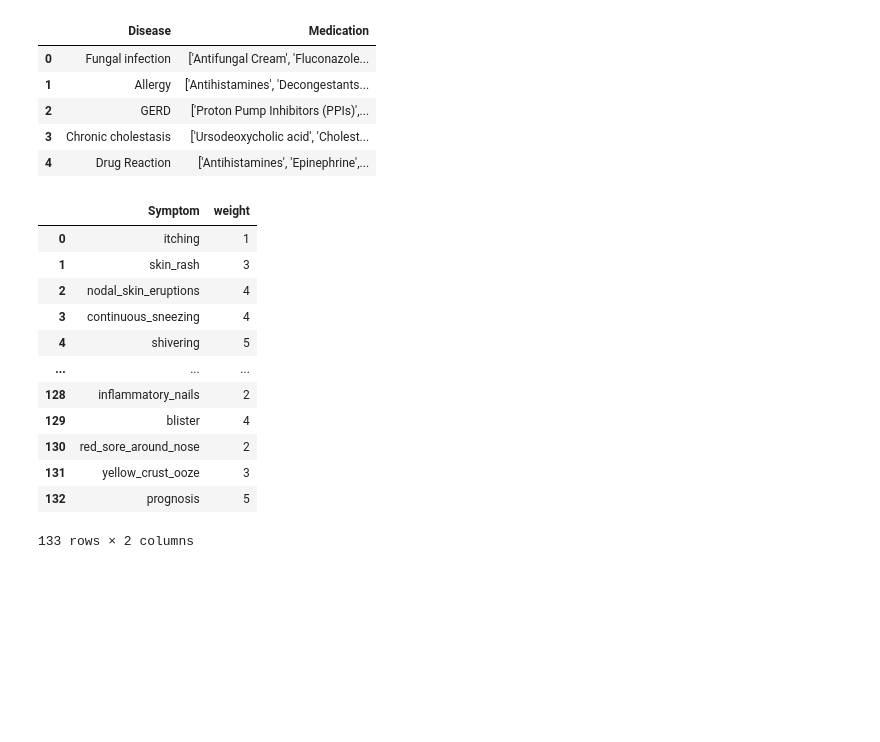
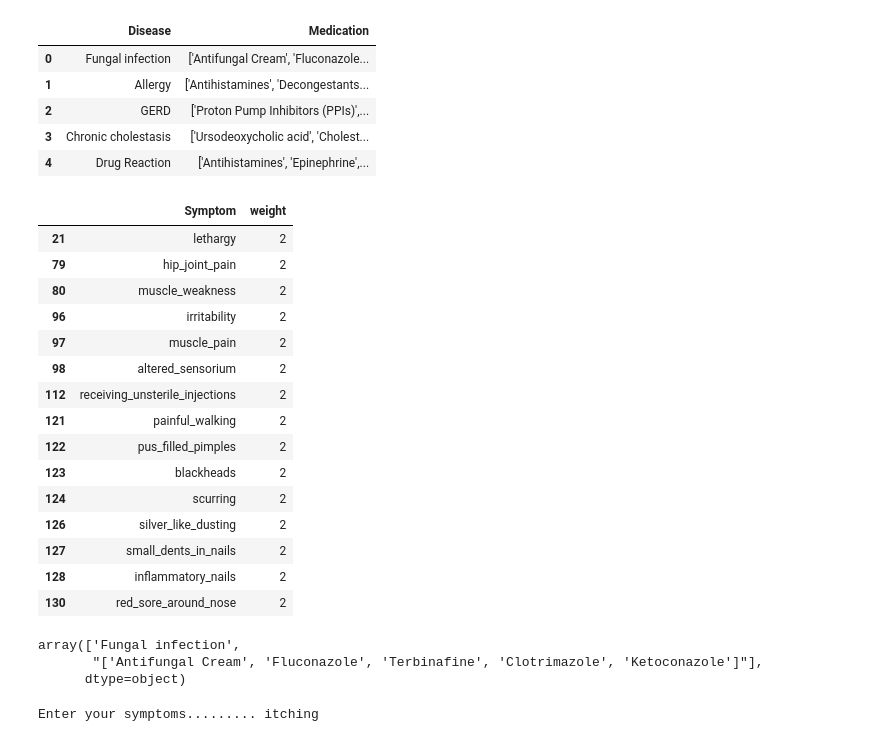
Before and after one commit to milan0122/Medicine-Recommendation-System, a Jupyter notebook: MRS.ipynb, the cells around one changed output. Drawn from its saved outputs; the diff is of its cells as text; code cells hidden in the pictures; blank space fills up the shorter version.

```diff
--- a/MRS.ipynb
+++ b/MRS.ipynb
@@ -297,20 +323,29 @@ medications.head()
 | 3 | Chronic cholestasis | ['Ursodeoxycholic acid', 'Cholest... |
 | 4 | Drug Reaction | ['Antihistamines', 'Epinephrine',... |
 # %%
-sym_sev
+sym_sev[sym_sev['weight']==2]
 # %% [output]
 |  | Symptom | weight |
-| 0 | itching | 1 |
-| 1 | skin_rash | 3 |
-| 2 | nodal_skin_eruptions | 4 |
-| 3 | continuous_sneezing | 4 |
-| 4 | shivering | 5 |
-| ... | ... | ... |
+| 21 | lethargy | 2 |
+| 79 | hip_joint_pain | 2 |
+| 80 | muscle_weakness | 2 |
+| 96 | irritability | 2 |
+| 97 | muscle_pain | 2 |
+| 98 | altered_sensorium | 2 |
+| 112 | receiving_unsterile_injections | 2 |
+| 121 | painful_walking | 2 |
+| 122 | pus_filled_pimples | 2 |
+| 123 | blackheads | 2 |
+| 124 | scurring | 2 |
+| 126 | silver_like_dusting | 2 |
+| 127 | small_dents_in_nails | 2 |
 | 128 | inflammatory_nails | 2 |
-| 129 | blister | 4 |
 | 130 | red_sore_around_nose | 2 |
-| 131 | yellow_crust_ooze | 3 |
-| 132 | prognosis | 5 |
-133 rows × 2 columns
+# %%
+medications.iloc[0].values
+# %% [output]
+array(['Fungal infection',
+       "['Antifungal Cream', 'Fluconazole', 'Terbinafine', 'Clotrimazole', 'Ketoconazole']"],
+      dtype=object)
 # %%
 #model predictions function
@@ -316,0 +361,5 @@ sym_sev
+# %%
+#test1
+symptoms = input("Enter your symptoms.........")
+# %% [output]
+Enter your symptoms......... itching
```
Also changed, not shown: parts of 19 cells of this notebook.
